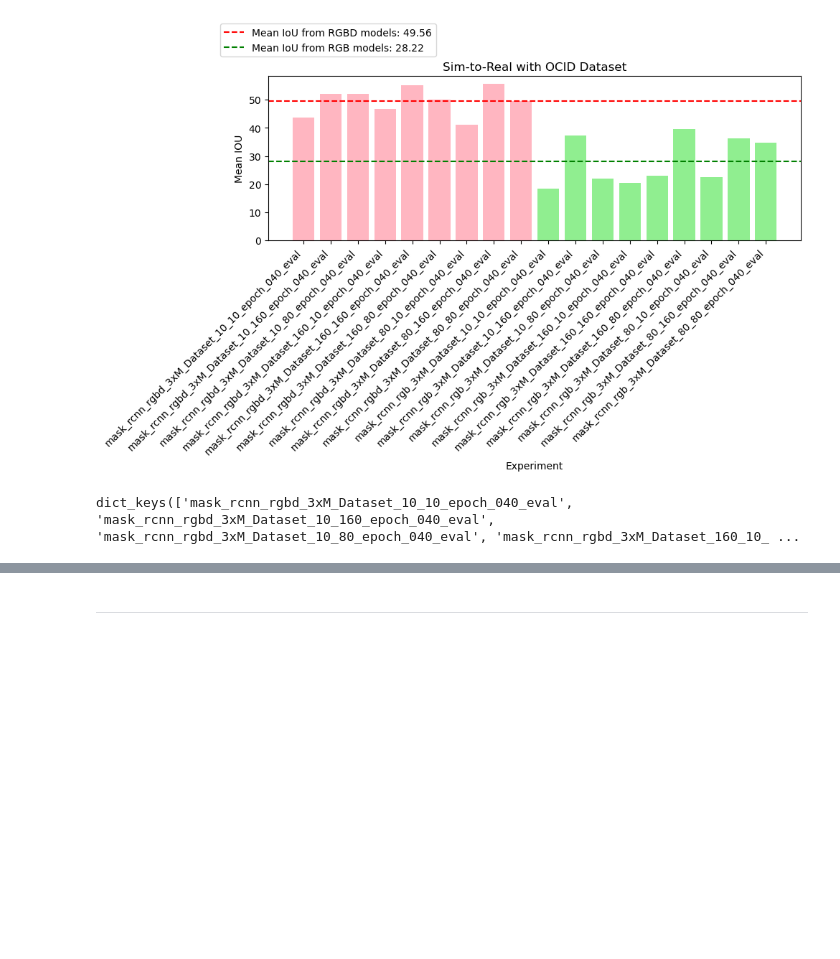
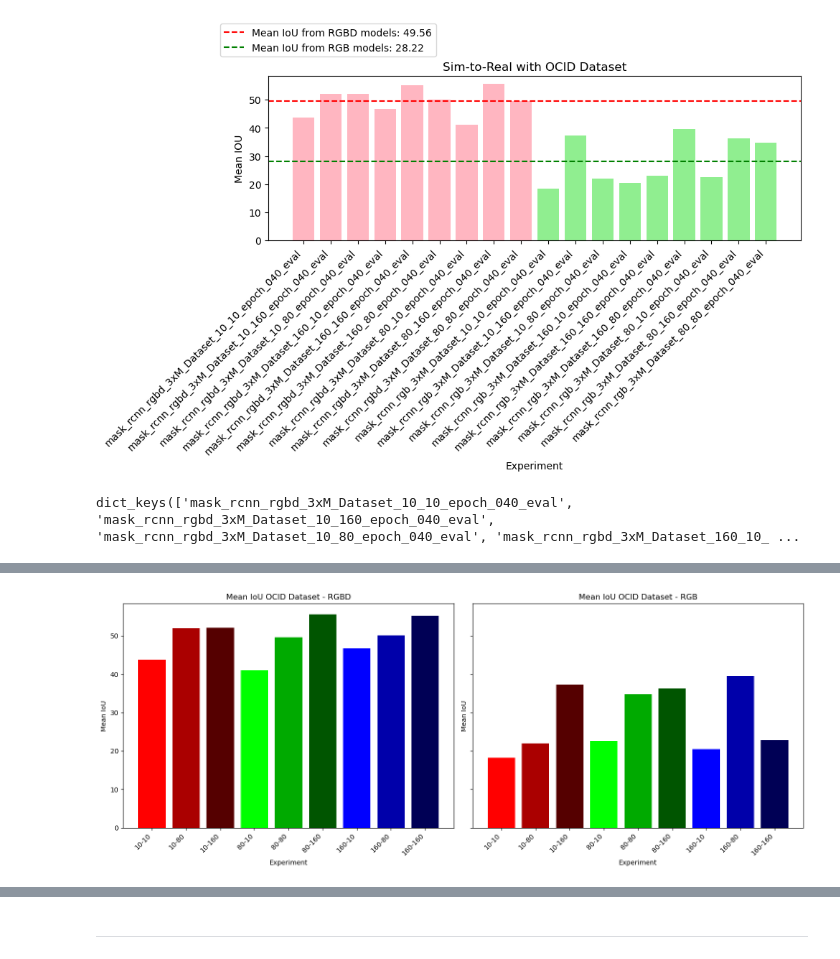
Before and after one commit to xXAI-botXx/torch-mask-rcnn-instance-segmentation, a Jupyter notebook: results.ipynb, the cells around one changed output, grey strips where cells are left out. Cells and saved outputs as stored; diff of their text form; code cells hidden in the pictures; blank space fills up the shorter version.

Commit message:
Updated results

```diff
--- a/results.ipynb
+++ b/results.ipynb
@@ -1043,0 +1029,77 @@ Mean IoU from models trained with 160 Textures: 43.22%
+# %%
+fig, ax = plt.subplots(nrows=1, ncols=2, figsize=(15, 6), sharey=True)
+# Calculate mean IOU for each experiment
+for i in range(2):
+    mean_results = {}
+    colors = []
+    color_assign = {}
+    color_counter = 0
+    for name, data in results.items():
+        if i == 0:
+            condition = "rgbd" in name
+        else:
+            condition = "rgbd" not in name
+        if condition:
+            data = np.mean(data["intersection over union"])
+            name = "-".join(name.split("_")[5:7])
+            if name in mean_results.keys():
+                mean_results[name] = np.mean([mean_results[name], data])
+                colors += [color_assign[name]]
+            else:
+                mean_results[name] = data
+
+                if color_counter == 0:
+                    new_color = "#FF0000"
+                elif color_counter == 1:
+                    new_color = "#AA0000"
+                elif color_counter == 2:
+                    new_color = "#550000"
+                elif color_counter == 3:
+                    new_color = "#00FF00"
+                elif color_counter == 4:
+                    new_color = "#00AA00"
+                elif color_counter == 5:
+                    new_color = "#005500"
+                elif color_counter == 6:
+                    new_color = "#0000FF"
+                elif color_counter == 7:
+                    new_color = "#0000AA"
+                elif color_counter == 8:
+                    new_color = "#000055"
+                else:
+                    raise Exception("Color counter too high")
+
+                colors += [new_color]
+                color_assign[name] = new_color
+                color_counter += 1
+
+    # adjust order
+    keys = list(mean_results.keys())
+    values = list(mean_results.values())
+
+    keys[1], keys[2] = keys[2], keys[1]
+    values[1], values[2] = values[2], values[1]
+
+    keys[4], keys[5] = keys[5], keys[4]
+    values[4], values[5] = values[5], values[4]
+
+    keys[7], keys[8] = keys[8], keys[7]
+    values[7], values[8] = values[8], values[7]
+
+    keys[3], keys[4], keys[5], keys[6], keys[7], keys[8] = keys[6], keys[7], keys[8], keys[3], keys[4], keys[5]
+    values[3], values[4], values[5], values[6], values[7], values[8] = values[6], values[7], values[8], values[3], values[4], values[5]
+
+    # Plot the mean results in a bar chart using subplots
+    ax[i].bar(keys, values, color=colors)
+    ax[i].set_xlabel("Experiment")
+    ax[i].set_ylabel("Mean IoU")
+    ax[i].set_title("Mean IoU OCID Dataset - RGBD") if i == 0 else ax[i].set_title("Mean IoU OCID Dataset - RGB")
+    ax[i].set_xticklabels(keys, rotation=45, ha="right")
+
+# Show the plot
+# plt.title(f"Sim-to-Real with OCID Dataset - RGB vs RGBD with Quantity")
+plt.tight_layout()
+# plt.legend(loc="upper left", bbox_to_anchor=(-0.0, 1.22))
+plt.show()
+# %% [output]
+[figure, added]
```
Also changed, not shown: parts of 3 cells of this notebook.
